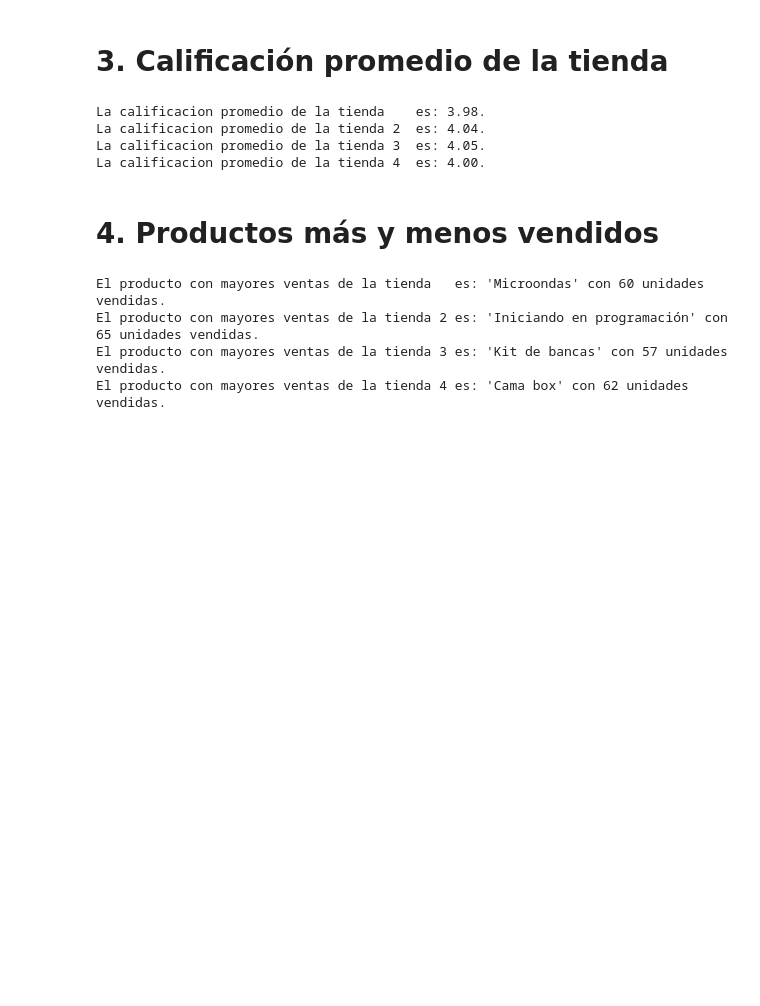
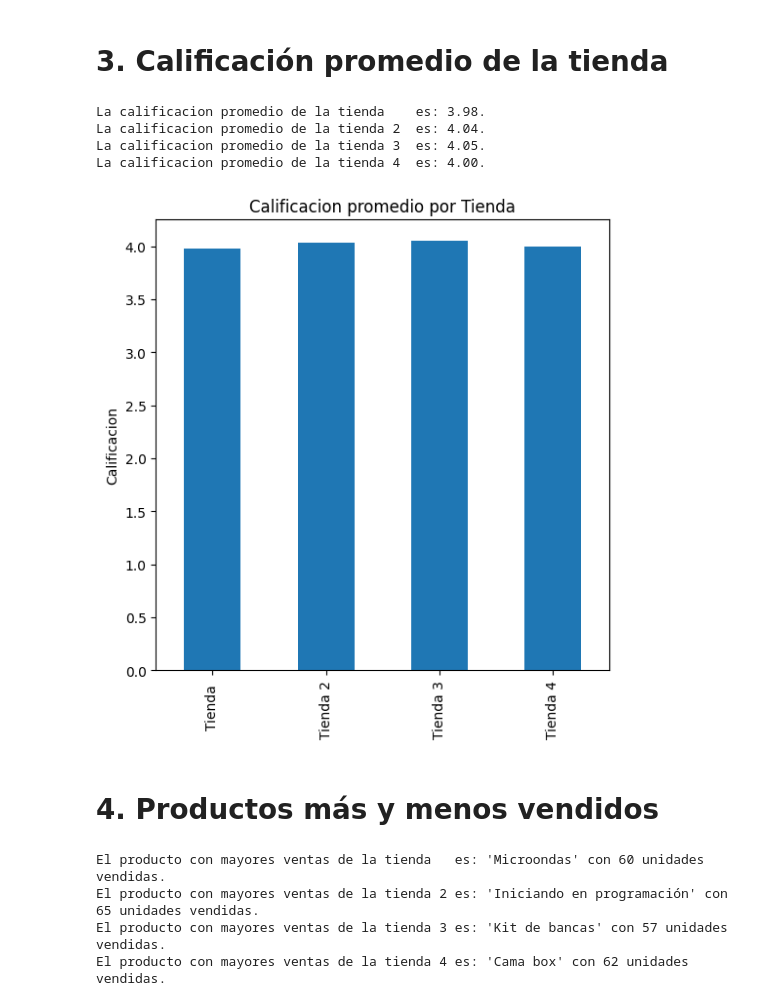
Before and after one commit to nicolb21/AluraStoreLatam, a Jupyter notebook: AluraStoreLatam.ipynb, the cells around one changed output. Saved outputs shown, nothing was run; the diff lists cells and outputs as text; code cells hidden in the pictures; blank space fills up the shorter version.

```diff
--- a/AluraStoreLatam.ipynb
+++ b/AluraStoreLatam.ipynb
@@ -208,6 +210,17 @@ La calificacion promedio de la tienda    es: 3.98.
 La calificacion promedio de la tienda 2  es: 4.04.
 La calificacion promedio de la tienda 3  es: 4.05.
 La calificacion promedio de la tienda 4  es: 4.00.
+# %%
+calificacion = [calificacion_promedio_1, calificacion_promedio_2, calificacion_promedio_3, calificacion_promedio_4]
+
+df_calificacion_comparacion = pd.DataFrame({'Calificacion': calificacion}, index=nombres_tiendas)
+
+ax = df_calificacion_comparacion.plot(kind='bar', figsize=(6, 6), ylabel='Calificacion', title='Calificacion promedio por Tienda', legend=False)
+
+
+plt.show()
+# %% [output]
+[figure, added]
 # %% [markdown]
 # 4. Productos más y menos vendidos
 # %%
```
Also changed, not shown: parts of 2 cells of this notebook.
